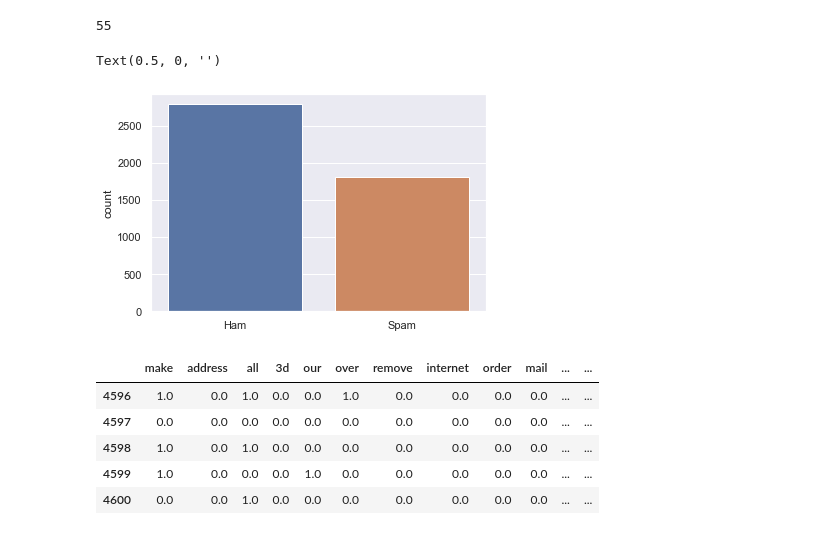
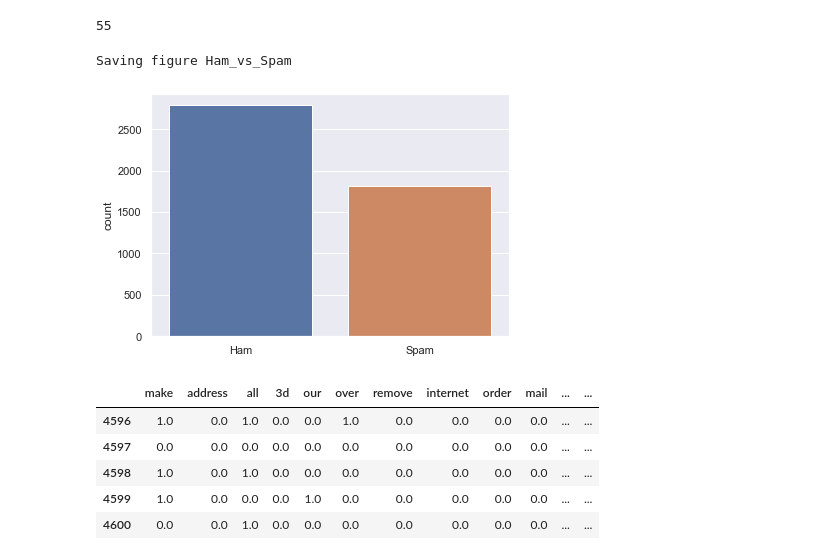
Before and after one commit to SiyuYang-1919/IAML-Lab-Exercises, a Jupyter notebook: IAML - Naive Bayes Classifier.ipynb, the cells around one changed output. Saved outputs shown, nothing was run; the diff lists cells and outputs as text; code cells hidden in the pictures.

```diff
--- a/IAML - Naive Bayes Classifier.ipynb
+++ b/IAML - Naive Bayes Classifier.ipynb
@@ -86,15 +119,15 @@ spambase.shape[1]
 # %%
 # Problem when using set_theme: seaborn.set_theme was added in version 0.11.0; if you are on an earlier version, it will not be available. But it is a new name for the previously existing seaborn.set function, which remains available as an alias.
 # Reference: https://github.com/mwaskom/seaborn/issues/2301
 sns.set(style='darkgrid')
 ax = sns.countplot(x='is_spam', data=spambase)
 ax.set_xticklabels(['Ham', 'Spam'])
+ax.set_xlabel('')
 
-# Needs more exploration
-ax.set_xlabel('')
+save_fig('Ham_vs_Spam')
 # %% [output]
-Text(0.5, 0, '')
+Saving figure Ham_vs_Spam
-[figure, old version]
+[figure, new version]
 # %%
 # Change the column names
 # Create a list of new names
```
Also changed, not shown: parts of 46 cells of this notebook.
